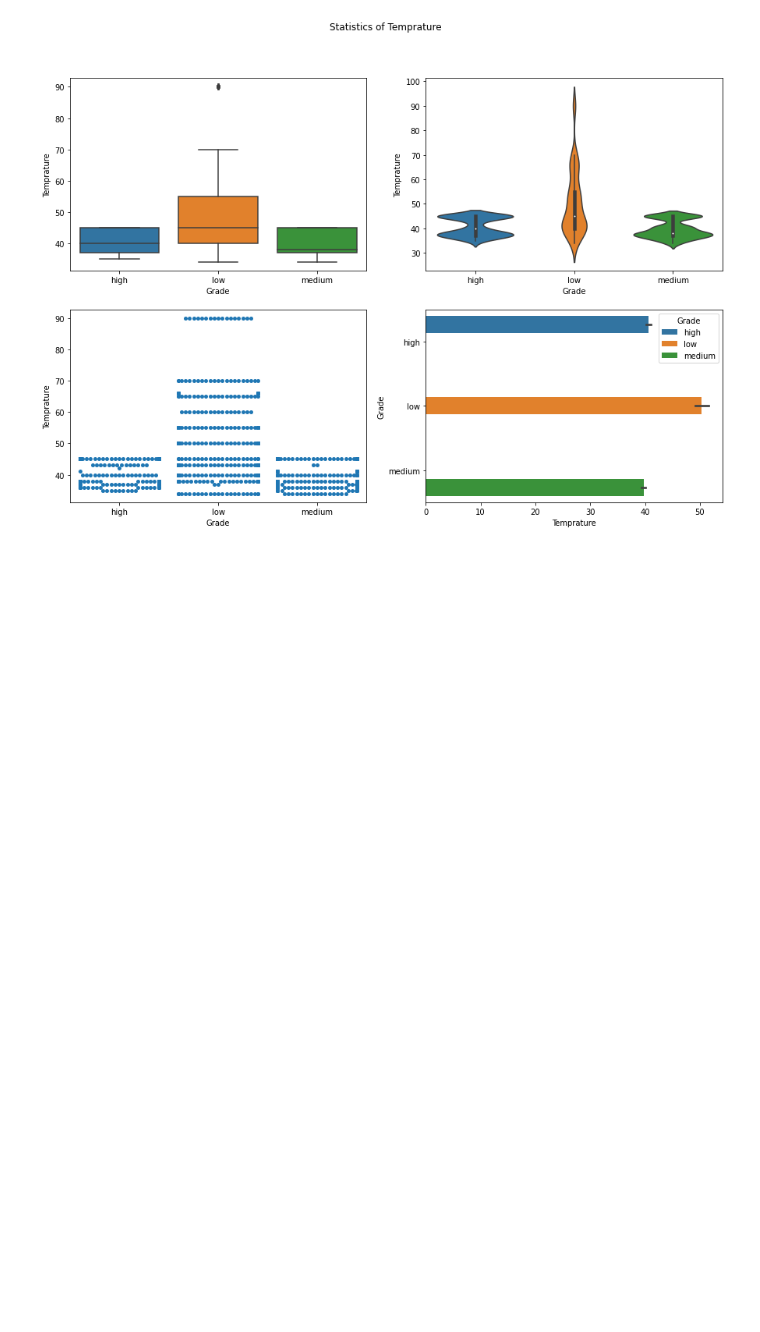
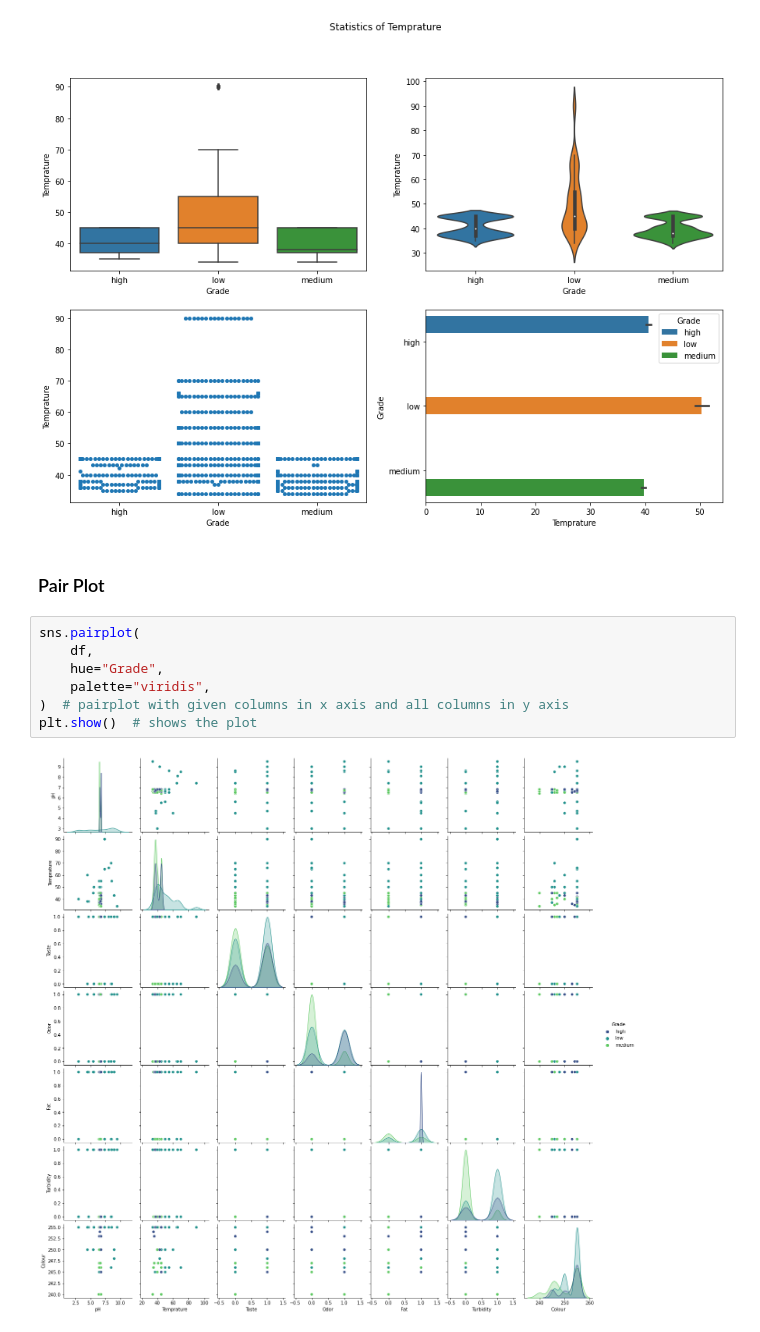
Before and after one commit to Prakashdeveloper03/Milk-Quality-Prediction, a Jupyter notebook: notebook/analysis.ipynb, the cells around one changed output. Drawn from its saved outputs; the diff is of its cells as text; blank space fills up the shorter version.

```diff
--- a/notebook/analysis.ipynb
+++ b/notebook/analysis.ipynb
@@ -213,3 +213,14 @@ plot_distribution("Temprature")
 plot_stats("Temprature")
 # %% [output]
 [figure]
+# %% [markdown]
+### Pair Plot
+# %%
+sns.pairplot(
+    df,
+    hue="Grade",
+    palette="viridis",
+)  # pairplot with given columns in x axis and all columns in y axis
+plt.show()  # shows the plot
+# %% [output]
+[figure, added]
```
Also changed, not shown: parts of 16 cells of this notebook.
